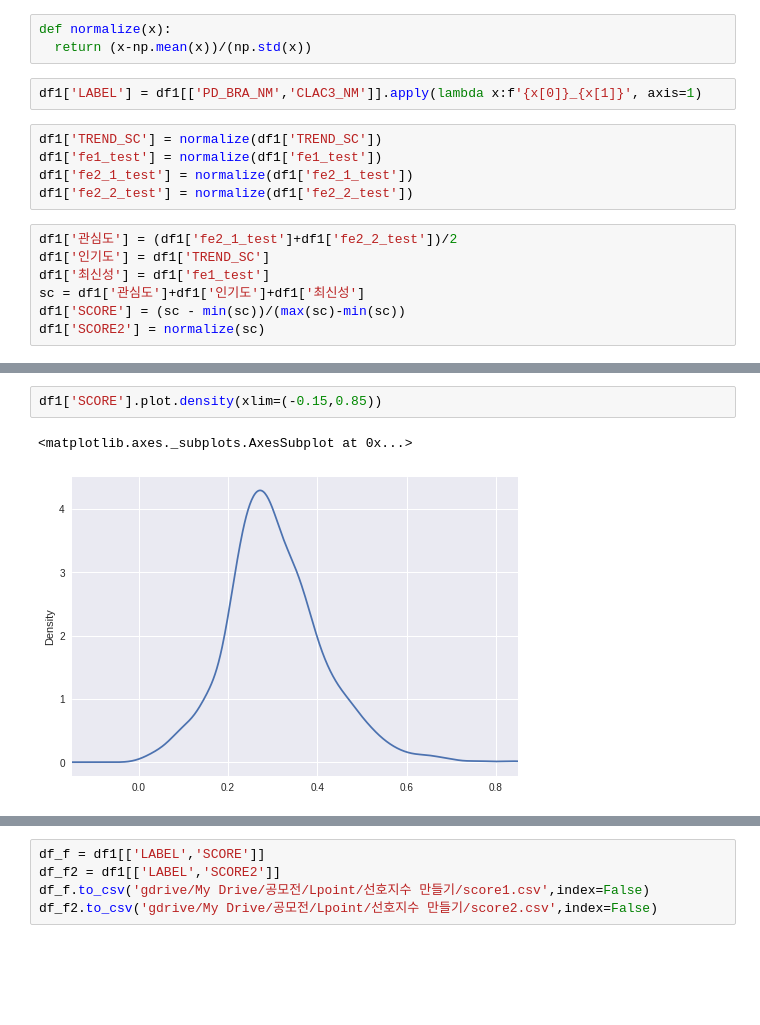
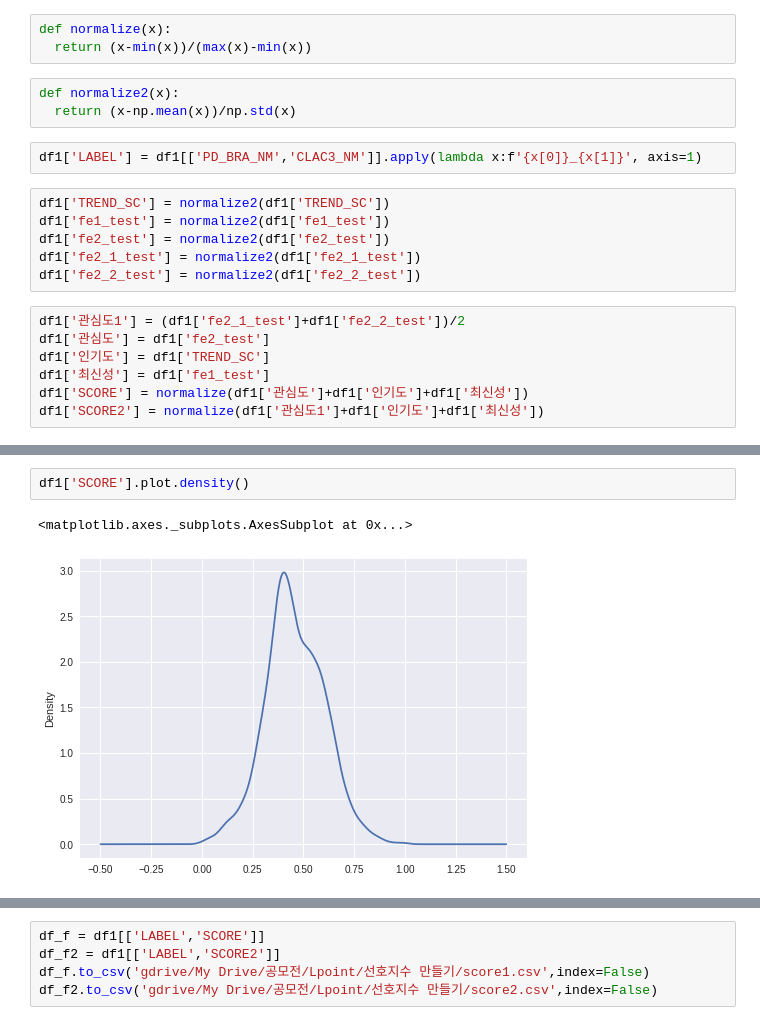
Before and after one commit to doohong91/Luxury-Consumption-Trend, a Jupyter notebook: 선호지수 만들기/지수.ipynb, the cells around one changed output, grey strips where cells are left out. Saved outputs shown, nothing was run; the diff lists cells and outputs as text; blank space fills up the shorter version.

```diff
--- a/선호지수 만들기/지수.ipynb
+++ b/선호지수 만들기/지수.ipynb
@@ -132,18 +150,22 @@ df1.head()
+# %%
+def normalize(x):
+  return (x-min(x))/(max(x)-min(x))
 # %%
-def normalize(x):
-  return (x-np.mean(x))/(np.std(x))
+def normalize2(x):
+  return (x-np.mean(x))/np.std(x)
 # %%
 df1['LABEL'] = df1[['PD_BRA_NM','CLAC3_NM']].apply(lambda x:f'{x[0]}_{x[1]}', axis=1)
 # %%
-df1['TREND_SC'] = normalize(df1['TREND_SC'])
-df1['fe1_test'] = normalize(df1['fe1_test'])
-df1['fe2_1_test'] = normalize(df1['fe2_1_test'])
-df1['fe2_2_test'] = normalize(df1['fe2_2_test'])
+df1['TREND_SC'] = normalize2(df1['TREND_SC'])
+df1['fe1_test'] = normalize2(df1['fe1_test'])
+df1['fe2_test'] = normalize2(df1['fe2_test'])
+df1['fe2_1_test'] = normalize2(df1['fe2_1_test'])
+df1['fe2_2_test'] = normalize2(df1['fe2_2_test'])
 # %%
-df1['관심도'] = (df1['fe2_1_test']+df1['fe2_2_test'])/2
+df1['관심도1'] = (df1['fe2_1_test']+df1['fe2_2_test'])/2
+df1['관심도'] = df1['fe2_test']
 df1['인기도'] = df1['TREND_SC']
 df1['최신성'] = df1['fe1_test']
-sc = df1['관심도']+df1['인기도']+df1['최신성']
-df1['SCORE'] = (sc - min(sc))/(max(sc)-min(sc))
-df1['SCORE2'] = normalize(sc)
+df1['SCORE'] = normalize(df1['관심도']+df1['인기도']+df1['최신성'])
+df1['SCORE2'] = normalize(df1['관심도1']+df1['인기도']+df1['최신성'])
 # %%
@@ -169,6 +183,6 @@ memory usage: 389.8+ KB
 # %%
-df1['SCORE'].plot.density(xlim=(-0.15,0.85))
+df1['SCORE'].plot.density()
 # %% [output]
 <matplotlib.axes._subplots.AxesSubplot at 0x...>
-[figure, old version]
+[figure, new version]
 # %%
```
Also changed, not shown: parts of 11 cells of this notebook, 15 other files.
